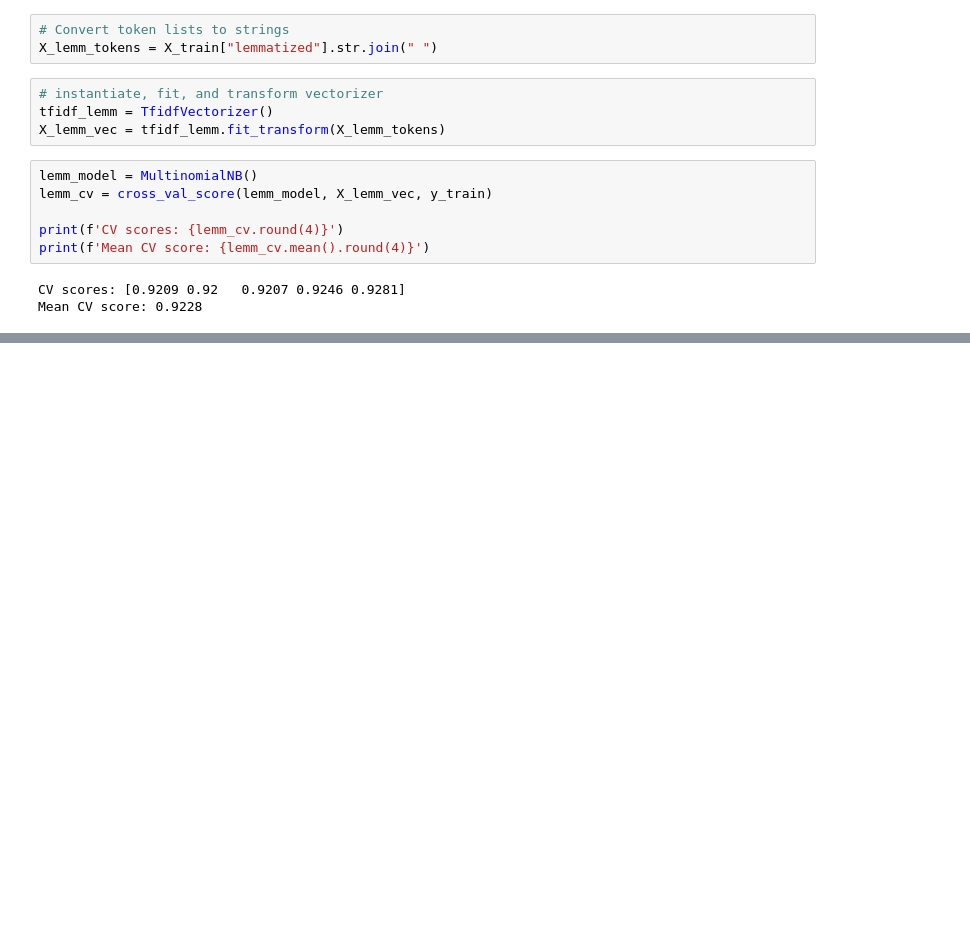
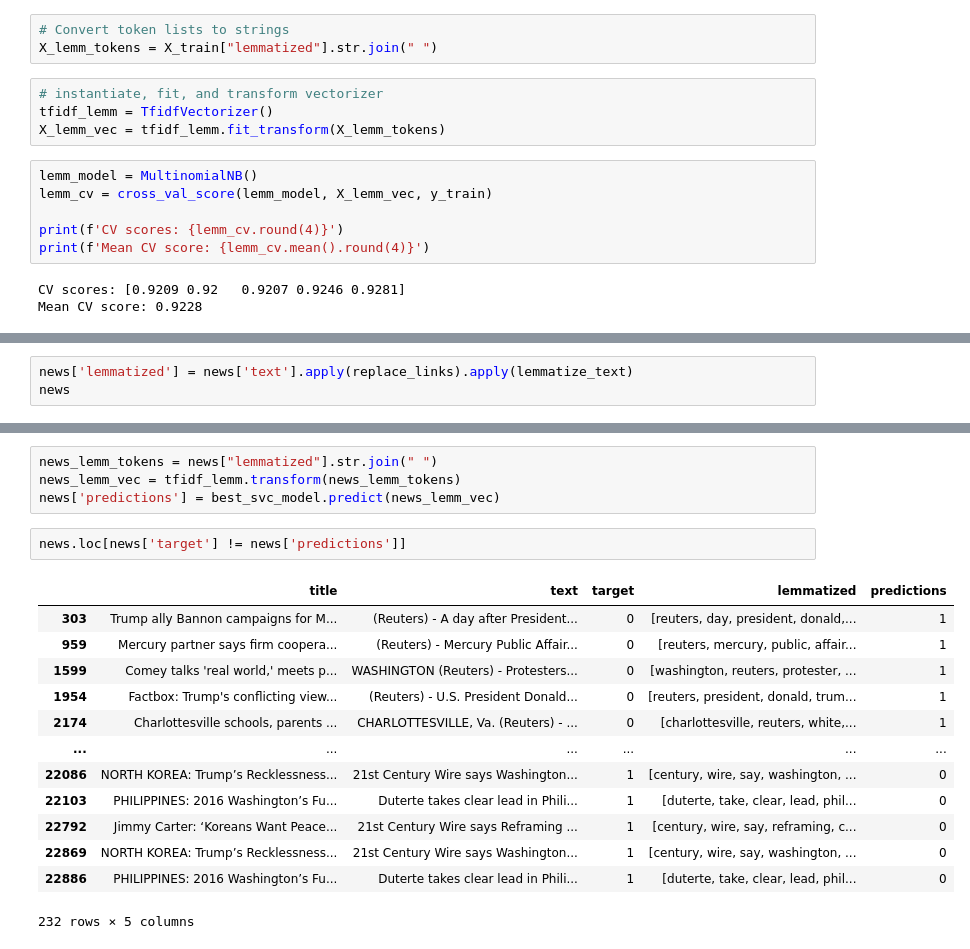
Before and after one commit to emgerber88/Fake_News_Classifier, a Jupyter notebook: Fake_News_Classifier_Modeling.ipynb, the cells around one changed output, grey strips where cells are left out. Drawn from its saved outputs; the diff is of its cells as text; blank space fills up the shorter version.

```diff
--- a/Fake_News_Classifier_Modeling.ipynb
+++ b/Fake_News_Classifier_Modeling.ipynb
@@ -525,0 +611,3 @@ def evaluate_models(X, y):
+# %%
+news['lemmatized'] = news['text'].apply(replace_links).apply(lemmatize_text)
+news
@@ -525,0 +628,20 @@ def evaluate_models(X, y):
+# %%
+news_lemm_tokens = news["lemmatized"].str.join(" ")
+news_lemm_vec = tfidf_lemm.transform(news_lemm_tokens)
+news['predictions'] = best_svc_model.predict(news_lemm_vec)
+# %%
+news.loc[news['target'] != news['predictions']]
+# %% [output]
+|  | title | text | target | lemmatized | predictions |
+| 303 | Trump ally Bannon campaigns for M... | (Reuters) - A day after President... | 0 | [reuters, day, president, donald,... | 1 |
+| 959 | Mercury partner says firm coopera... | (Reuters) - Mercury Public Affair... | 0 | [reuters, mercury, public, affair... | 1 |
+| 1599 | Comey talks 'real world,' meets p... | WASHINGTON (Reuters) - Protesters... | 0 | [washington, reuters, protester, ... | 1 |
+| 1954 | Factbox: Trump's conflicting view... | (Reuters) - U.S. President Donald... | 0 | [reuters, president, donald, trum... | 1 |
+| 2174 | Charlottesville schools, parents ... | CHARLOTTESVILLE, Va. (Reuters) - ... | 0 | [charlottesville, reuters, white,... | 1 |
+| ... | ... | ... | ... | ... | ... |
+| 22086 | NORTH KOREA: Trump’s Recklessness... | 21st Century Wire says Washington... | 1 | [century, wire, say, washington, ... | 0 |
+| 22103 | PHILIPPINES: 2016 Washington’s Fu... | Duterte takes clear lead in Phili... | 1 | [duterte, take, clear, lead, phil... | 0 |
+| 22792 | Jimmy Carter: ‘Koreans Want Peace... | 21st Century Wire says Reframing ... | 1 | [century, wire, say, reframing, c... | 0 |
+| 22869 | NORTH KOREA: Trump’s Recklessness... | 21st Century Wire says Washington... | 1 | [century, wire, say, washington, ... | 0 |
+| 22886 | PHILIPPINES: 2016 Washington’s Fu... | Duterte takes clear lead in Phili... | 1 | [duterte, take, clear, lead, phil... | 0 |
+232 rows × 5 columns
```
Also changed, not shown: parts of 38 cells of this notebook.
